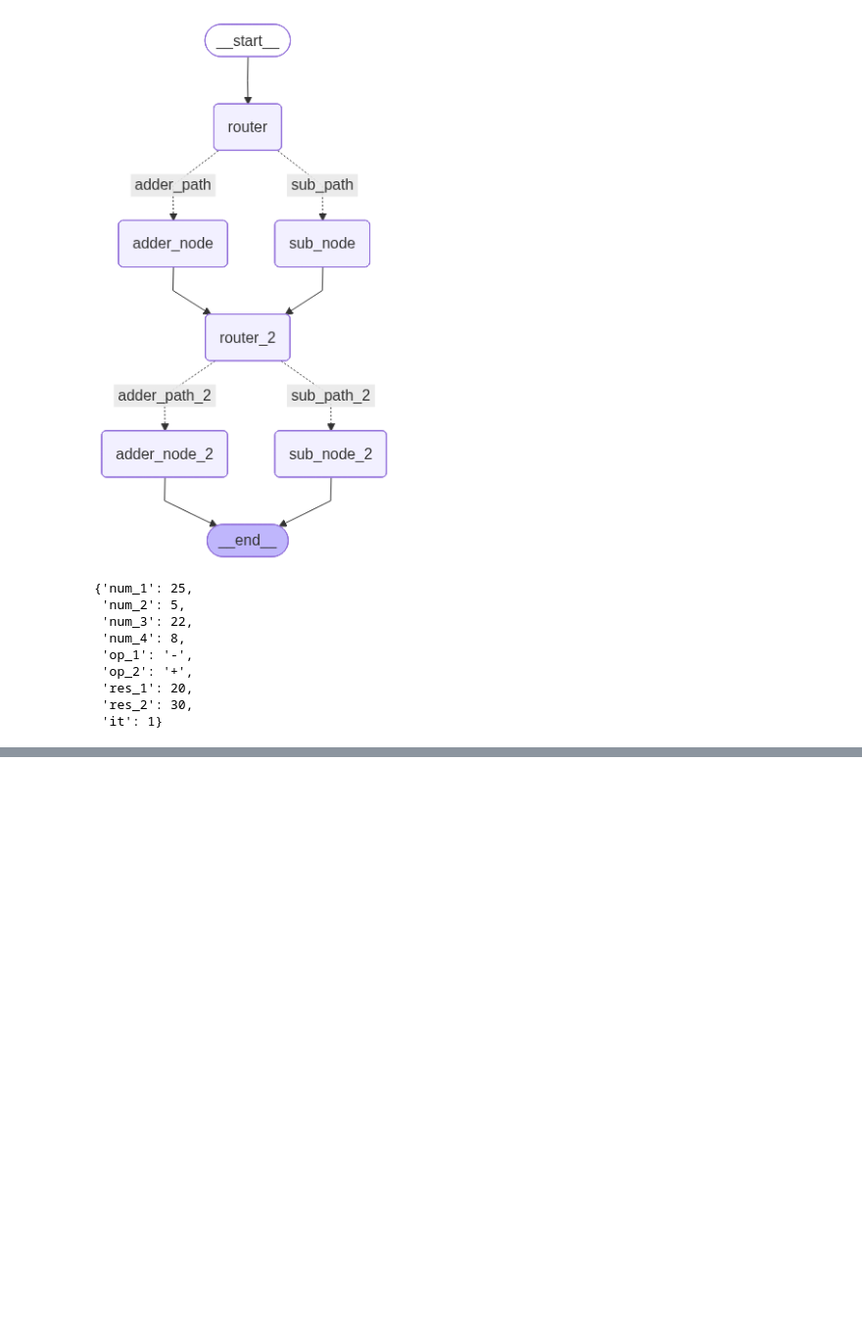
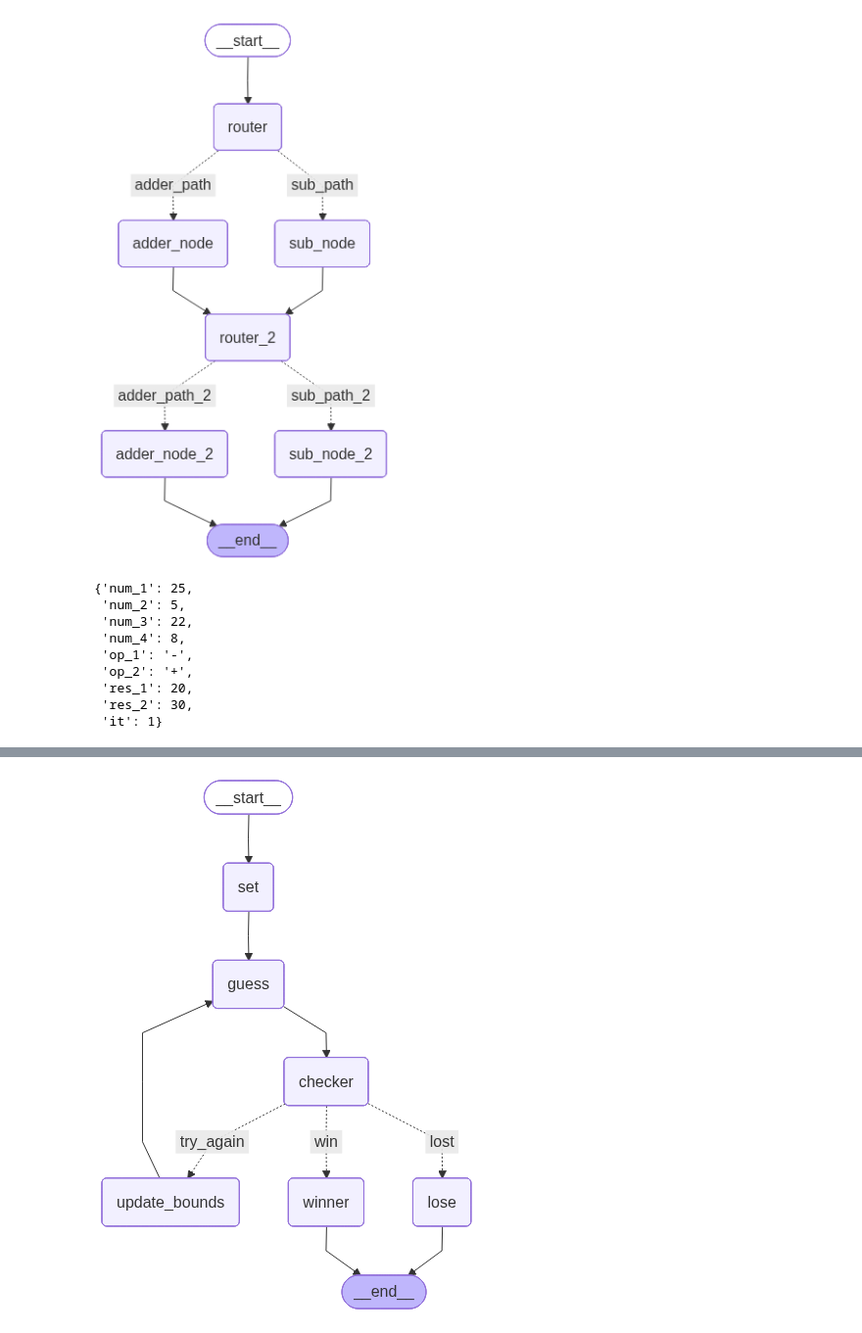
Before and after one commit to Harsh-Sharma-2002/Agent_base, a Jupyter notebook: main.ipynb, the cells around one changed output, grey strips where cells are left out. Shown at 98% size. Drawn from its saved outputs; the diff is of its cells as text; code cells hidden in the pictures; blank space fills up the shorter version.

```diff
--- a/main.ipynb
+++ b/main.ipynb
@@ -276,0 +335,8 @@ a_6.invoke(intitial_state)
+# %%
+class AgentState(TypedDict):
+    name: str
+    num: int
+    guess: List[int]
+    up: int
+    low: int
+    attempts: int
@@ -276,0 +390,29 @@ a_6.invoke(intitial_state)
+# %%
+g_8 = StateGraph(AgentState)
+
+g_8.add_node("set",setup)
+g_8.add_node("guess",guess)
+g_8.add_node("checker",lambda state:state)
+g_8.add_node("update_bounds",update_bounds)
+g_8.add_node("winner",win_node)
+g_8.add_node("lose",lose_node)
+
+g_8.add_edge(START,"set")
+g_8.add_edge("set","guess")
+g_8.add_edge("guess","checker")
+g_8.add_conditional_edges(source="checker",
+                          path=check,
+                          path_map={
+                              "win": "winner",
+                              "try_again": "update_bounds",
+                              "lost" : "lose"
+                          })
+g_8.add_edge("update_bounds","guess")
+g_8.add_edge("winner",END)
+g_8.add_edge("lose",END)
+
+a_8 = g_8.compile()
+
+display(Image(a_8.get_graph().draw_mermaid_png()))
+# %% [output]
+[figure, added]
```
Also changed, not shown: parts of 8 cells of this notebook.
